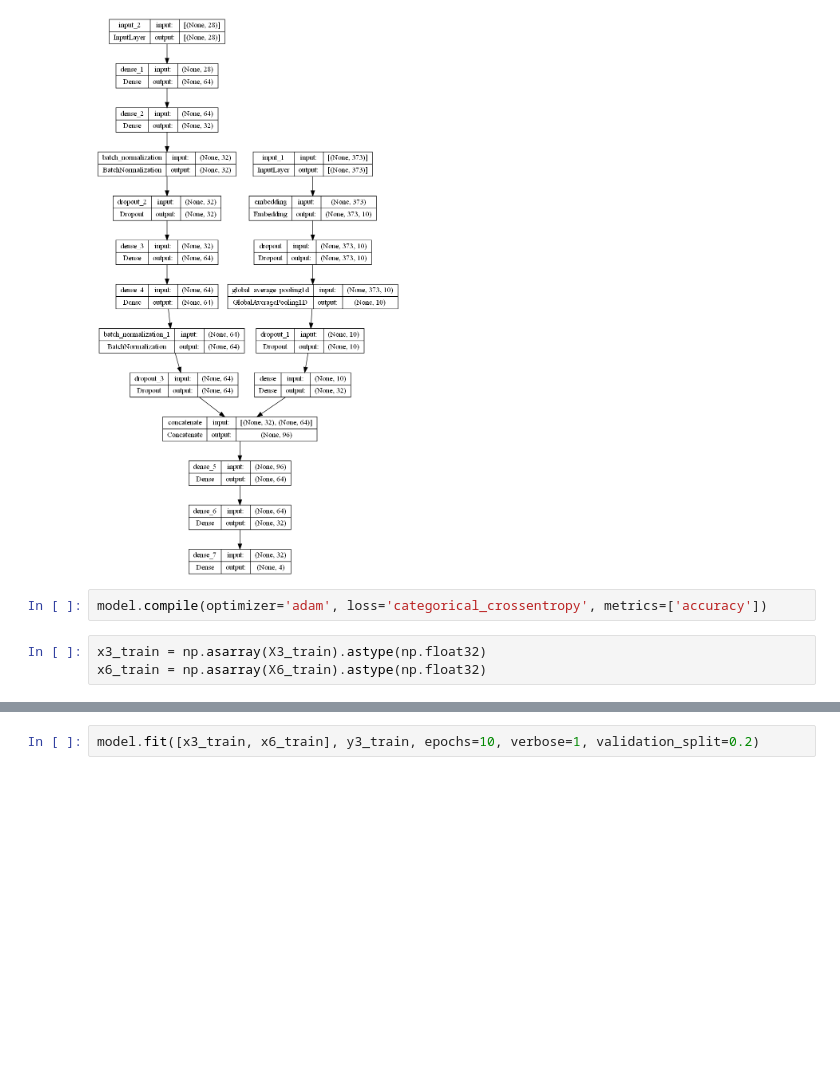
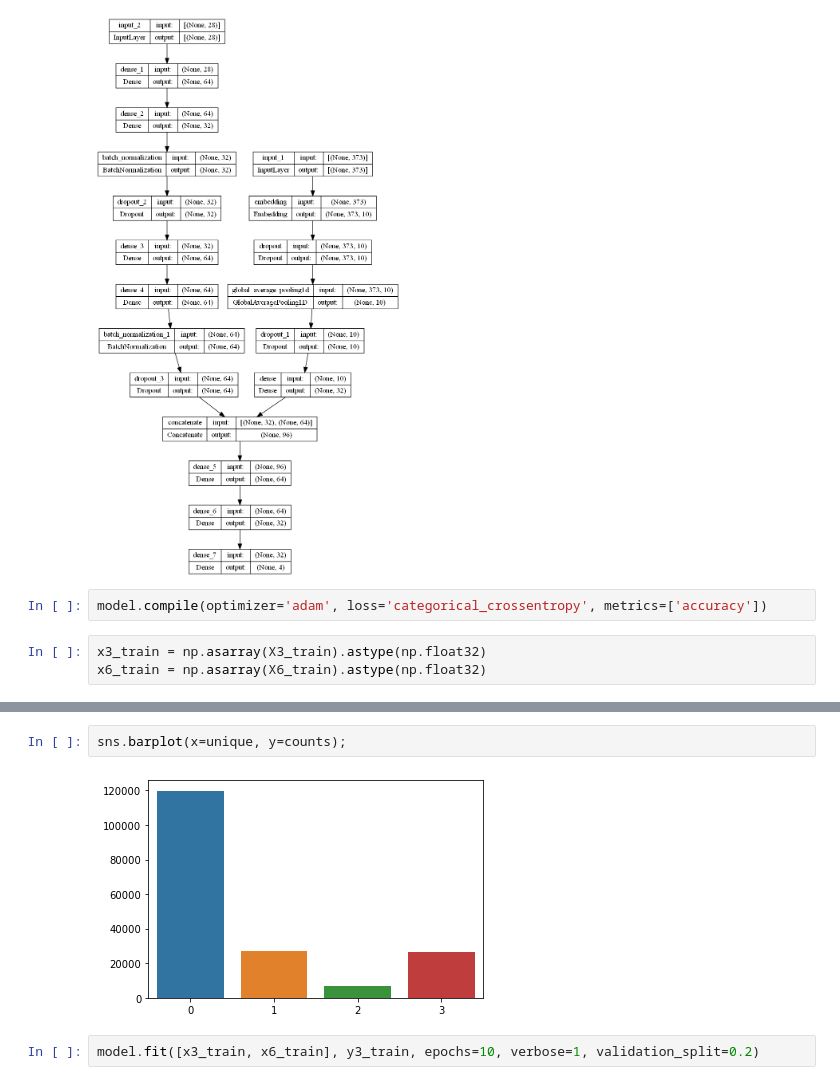
Before and after one commit to Nihal-Srivastava05/AI-Based-Firewall, a Jupyter notebook: Notebooks/URL Classification.ipynb, the cells around one changed output, grey strips where cells are left out. Saved outputs shown, nothing was run; the diff lists cells and outputs as text; blank space fills up the shorter version.

```diff
--- a/Notebooks/URL Classification.ipynb
+++ b/Notebooks/URL Classification.ipynb
@@ -916,3 +946,7 @@ x6_train = np.asarray(X6_train).astype(np.float32)
+# %%
+sns.barplot(x=unique, y=counts);
+# %% [output]
+[figure, added]
 # %%
 model.fit([x3_train, x6_train], y3_train, epochs=10, verbose=1, validation_split=0.2)
 # %% [output]
```
Also changed, not shown: parts of 7 cells of this notebook, 5 other files.
